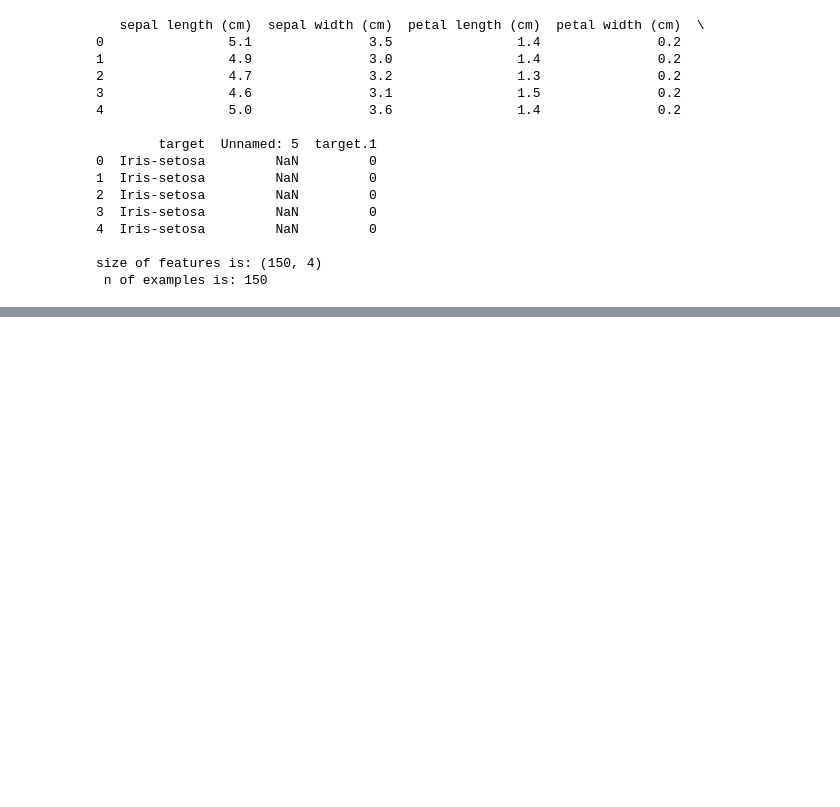
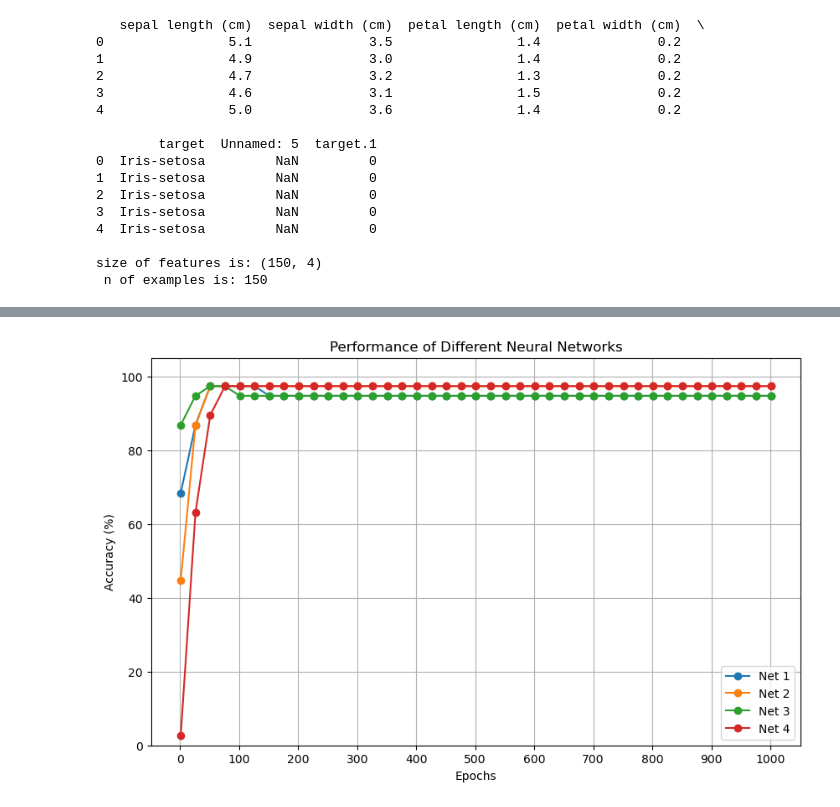
Before and after one commit to Mattex125/IrisClassifier, a Jupyter notebook: Code.ipynb, the cells around one changed output, grey strips where cells are left out. Saved outputs shown, nothing was run; the diff lists cells and outputs as text; code cells hidden in the pictures; blank space fills up the shorter version.

```diff
--- a/Code.ipynb
+++ b/Code.ipynb
@@ -150,0 +253,17 @@ plt.show()
+# %%
+import matplotlib.pyplot as plt
+
+plt.figure(figsize=(10, 6))
+for i in range(len(Netwoks)):
+    plt.plot(epoch_list, results[f'Net {i+1}'], marker='o', label=f'Net {i+1}')
+
+plt.xlabel('Epochs')
+plt.ylabel('Accuracy (%)')
+plt.title('Performance of Different Neural Networks')
+plt.xticks(range(0, 1001, 100))
+plt.ylim(0, 105)
+plt.grid(True)
+plt.legend()
+plt.show()
+# %% [output]
+[figure, added]
```
Also changed, not shown: parts of 7 cells of this notebook.
